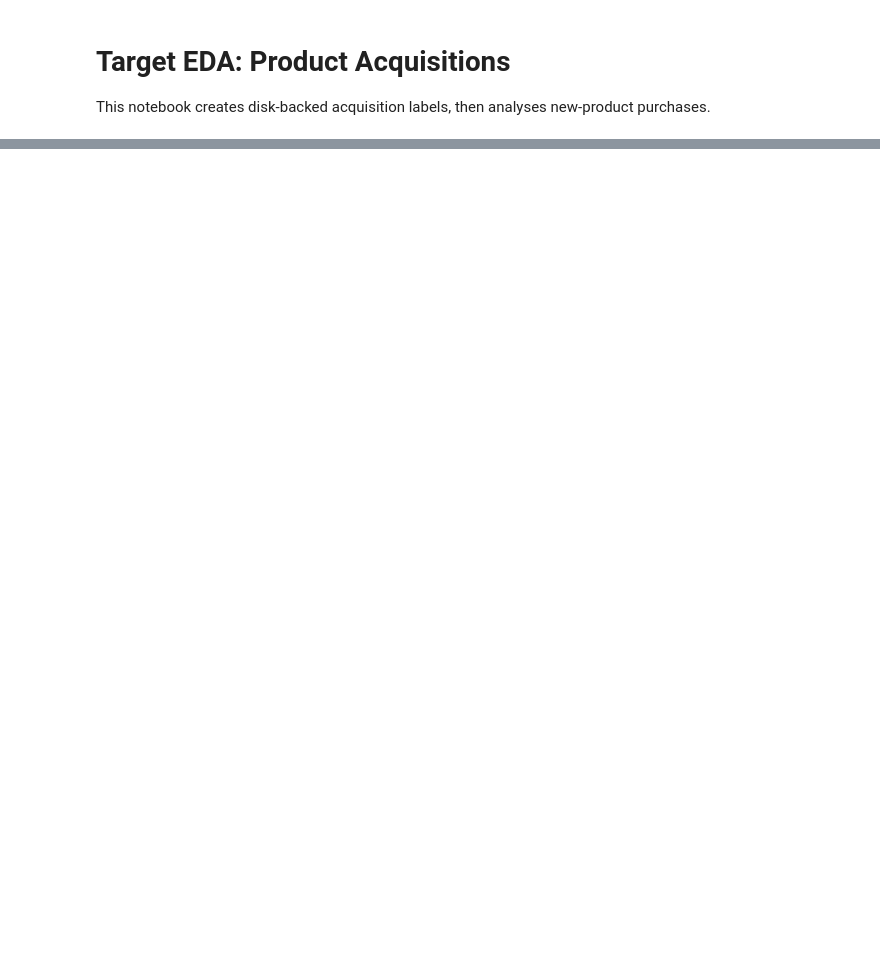
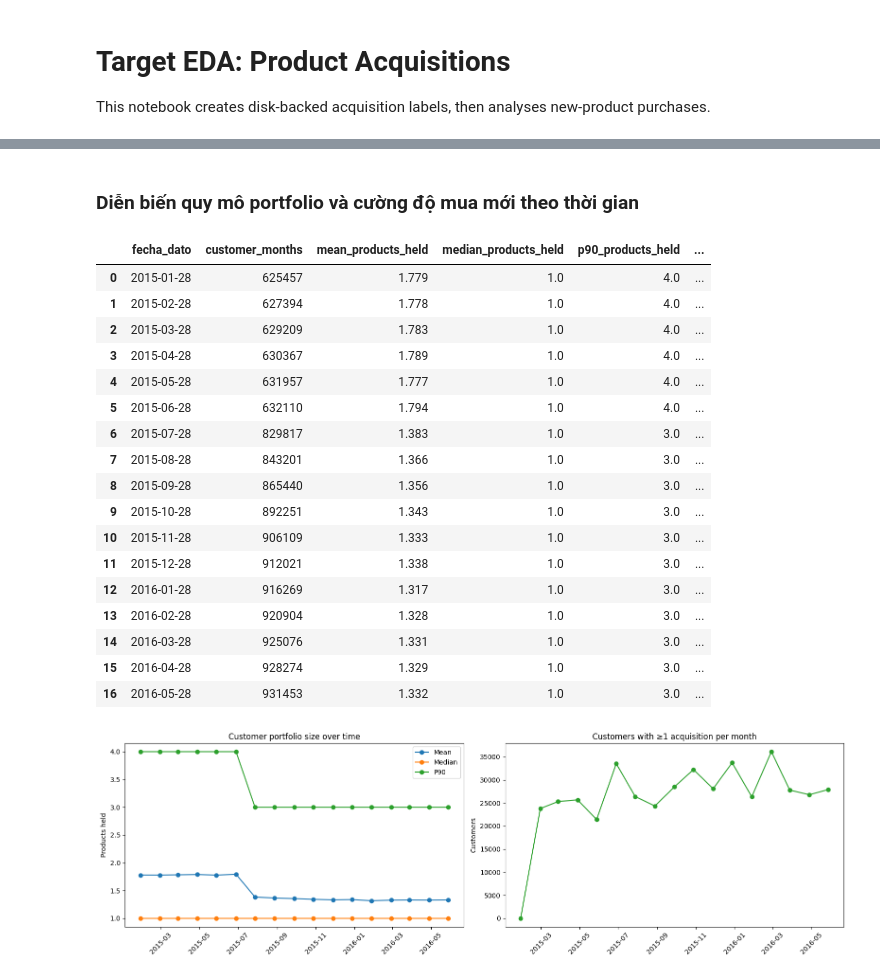
Before and after one commit to lbngyn/Santander-Product-Recommendation, a Jupyter notebook: notebooks/target_EDA.ipynb, the cells around one changed output, grey strips where cells are left out. Drawn from its saved outputs; the diff is of its cells as text; code cells hidden in the pictures; blank space fills up the shorter version.

```diff
--- a/notebooks/target_EDA.ipynb
+++ b/notebooks/target_EDA.ipynb
@@ -215,0 +654,53 @@ plt.show()
+# %% [markdown]
+### <a id="portfolio-trend"></a>Diễn biến quy mô portfolio và cường độ mua mới theo thời gian
+# %%
+portfolio_expression = ' + '.join(quote_identifier(product) for product in PRODUCT_COLUMNS)
+monthly_portfolio = q(f"""
+    WITH customer_month AS (
+        SELECT fecha_dato, ncodpers,
+               ({portfolio_expression}) AS products_held,
+               ({total_acquisition_expression}) AS products_acquired
+        FROM read_parquet(?)
+    )
+    SELECT
+        fecha_dato,
+        COUNT(*) AS customer_months,
+        ROUND(AVG(products_held), 3) AS mean_products_held,
+        quantile_cont(products_held, 0.5) AS median_products_held,
+        quantile_cont(products_held, 0.9) AS p90_products_held,
+        ROUND(AVG(products_acquired), 4) AS mean_products_acquired,
+        SUM(products_acquired > 0) AS purchasing_customers
+    FROM customer_month
+    GROUP BY fecha_dato
+    ORDER BY fecha_dato
+""", str(TRAIN_PARQUET))
+display(monthly_portfolio)
+
+fig, axes = plt.subplots(1, 2, figsize=(16, 5))
+axes[0].plot(monthly_portfolio['fecha_dato'], monthly_portfolio['mean_products_held'], marker='o', label='Mean')
+axes[0].plot(monthly_portfolio['fecha_dato'], monthly_portfolio['median_products_held'], marker='o', label='Median')
+axes[0].plot(monthly_portfolio['fecha_dato'], monthly_portfolio['p90_products_held'], marker='o', label='P90')
+axes[0].set(title='Customer portfolio size over time', ylabel='Products held'); axes[0].tick_params(axis='x', rotation=45); axes[0].legend()
+axes[1].plot(monthly_portfolio['fecha_dato'], monthly_portfolio['purchasing_customers'], marker='o', color='#2ca02c')
+axes[1].set(title='Customers with ≥1 acquisition per month', ylabel='Customers'); axes[1].tick_params(axis='x', rotation=45)
+plt.tight_layout(); plt.show()
+# %% [output]
+|  | fecha_dato | customer_months | mean_products_held | median_products_held | p90_products_held | ... |
+| 0 | 2015-01-28 | 625457 | 1.779 | 1.0 | 4.0 | ... |
+| 1 | 2015-02-28 | 627394 | 1.778 | 1.0 | 4.0 | ... |
+| 2 | 2015-03-28 | 629209 | 1.783 | 1.0 | 4.0 | ... |
+| 3 | 2015-04-28 | 630367 | 1.789 | 1.0 | 4.0 | ... |
+| 4 | 2015-05-28 | 631957 | 1.777 | 1.0 | 4.0 | ... |
+| 5 | 2015-06-28 | 632110 | 1.794 | 1.0 | 4.0 | ... |
+| 6 | 2015-07-28 | 829817 | 1.383 | 1.0 | 3.0 | ... |
+| 7 | 2015-08-28 | 843201 | 1.366 | 1.0 | 3.0 | ... |
+| 8 | 2015-09-28 | 865440 | 1.356 | 1.0 | 3.0 | ... |
+| 9 | 2015-10-28 | 892251 | 1.343 | 1.0 | 3.0 | ... |
+| 10 | 2015-11-28 | 906109 | 1.333 | 1.0 | 3.0 | ... |
+| 11 | 2015-12-28 | 912021 | 1.338 | 1.0 | 3.0 | ... |
+| 12 | 2016-01-28 | 916269 | 1.317 | 1.0 | 3.0 | ... |
+| 13 | 2016-02-28 | 920904 | 1.328 | 1.0 | 3.0 | ... |
+| 14 | 2016-03-28 | 925076 | 1.331 | 1.0 | 3.0 | ... |
+| 15 | 2016-04-28 | 928274 | 1.329 | 1.0 | 3.0 | ... |
+| 16 | 2016-05-28 | 931453 | 1.332 | 1.0 | 3.0 | ... |
+[figure, added]
```
Also changed, not shown: parts of 43 cells of this notebook, 5 other files.
